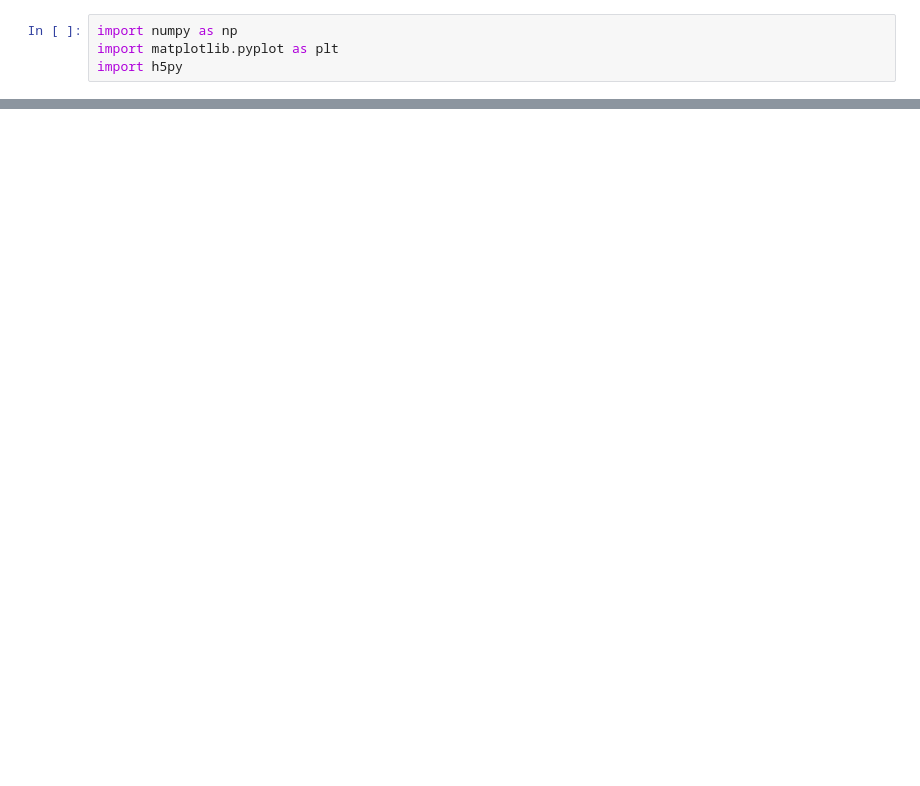
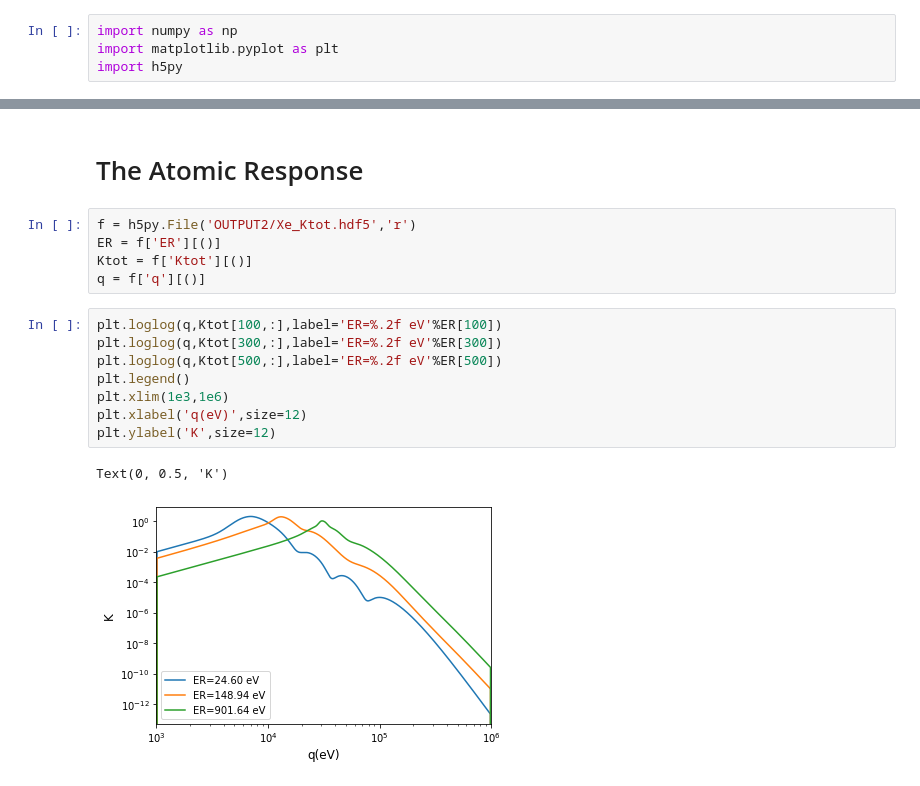
Before and after one commit to XueXiao-Physics/AtomIonCalc, a Jupyter notebook: calculate_eff.ipynb, the cells around one changed output, grey strips where cells are left out. Drawn from its saved outputs; the diff is of its cells as text; blank space fills up the shorter version.

```diff
--- a/calculate_eff.ipynb
+++ b/calculate_eff.ipynb
@@ -89,0 +97,18 @@ plt.savefig('zeff.png')
+# %% [markdown]
+# The Atomic Response
+# %%
+f = h5py.File('OUTPUT2/Xe_Ktot.hdf5','r')
+ER = f['ER'][()]
+Ktot = f['Ktot'][()]
+q = f['q'][()]
+# %%
+plt.loglog(q,Ktot[100,:],label='ER=%.2f eV'%ER[100])
+plt.loglog(q,Ktot[300,:],label='ER=%.2f eV'%ER[300])
+plt.loglog(q,Ktot[500,:],label='ER=%.2f eV'%ER[500])
+plt.legend()
+plt.xlim(1e3,1e6)
+plt.xlabel('q(eV)',size=12)
+plt.ylabel('K',size=12)
+# %% [output]
+Text(0, 0.5, 'K')
+[figure, added]
```
Also changed, not shown: parts of 8 cells of this notebook, 2 other files.
